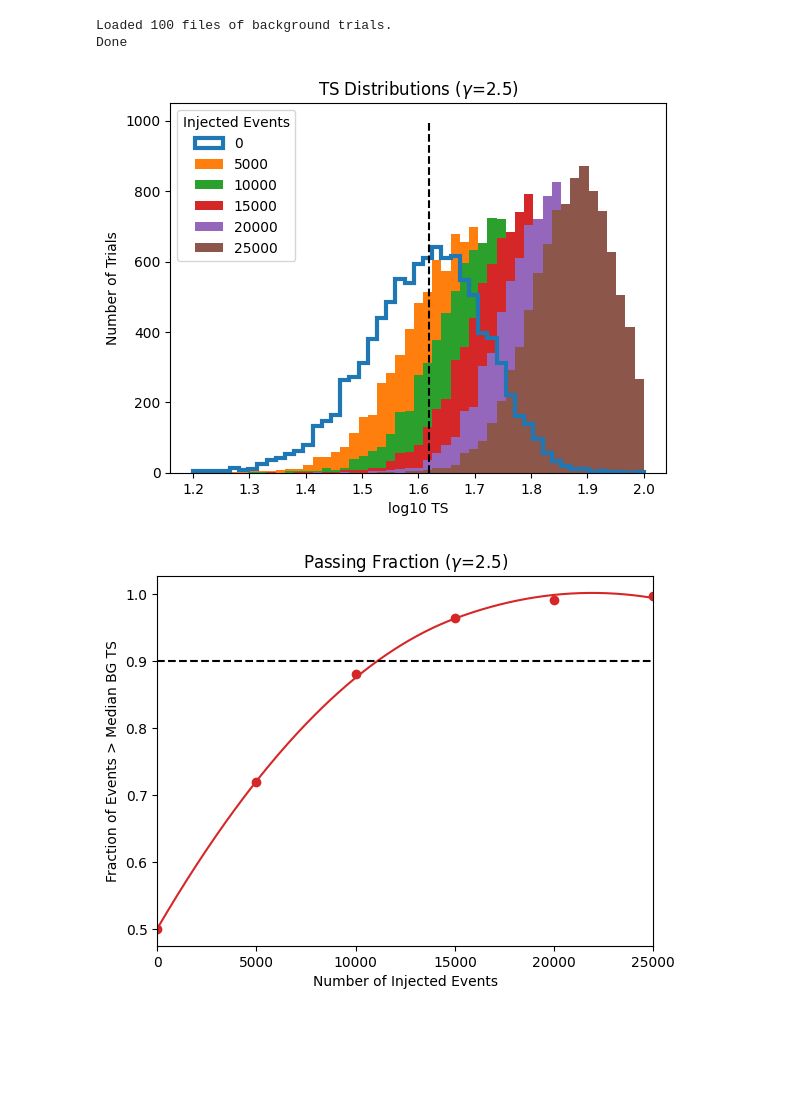
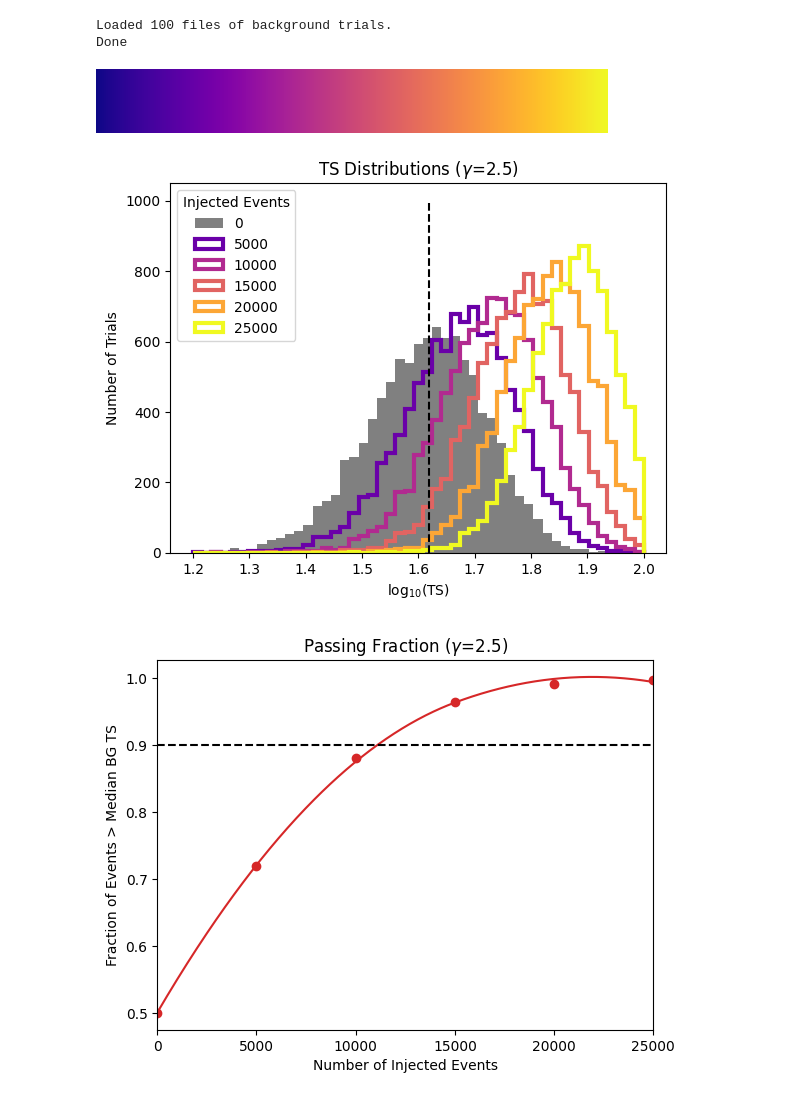
Before and after one commit to MACampana/BinnedTracks, a Jupyter notebook: NEW_BinnedAnalysis.ipynb, the cells around one changed output. Cells and saved outputs as stored; diff of their text form; code cells hidden in the pictures; blank space fills up the shorter version.

```diff
--- a/NEW_BinnedAnalysis.ipynb
+++ b/NEW_BinnedAnalysis.ipynb
@@ -907,27 +977,34 @@ print('Done')
 # %% [output]
 Loaded 100 files of background trials.
 Done
+# %%
+from matplotlib.cm import get_cmap
+cmap = get_cmap('plasma')
+# %%
+cmap
+# %% [output]
+[figure, added]
 # %%
 plt.figure(facecolor='w')
 bins = np.linspace(1.2,2,50)
 
 for where_acc in ['allsky']: #['bothAcc', 'tempAcc', 'combAcc', 'allsky']
     for nsig in np.append(np.array([0]), nsigs):
         if nsig == 0:
-            plt.hist(np.log10(dists[where_acc][nsig]), label=nsig, histtype='step', linewidth=3, bins=bins)
+            plt.hist(np.log10(dists[where_acc][nsig]), label=nsig, bins=bins, color='grey')
         else:
-            plt.hist(np.log10(dists[where_acc][nsig]), label=nsig, bins=bins)
+            plt.hist(np.log10(dists[where_acc][nsig]), label=nsig, histtype='step', linewidth=3, bins=bins, color=cmap(nsig/25000))
 
     plt.vlines(np.log10(np.median(dists[where_acc][0])), 0, 1000, linestyle='--', color='k')
 
 #plt.xlim(0, 600)
 plt.title(fr'TS Distributions ($\gamma$={gamma})')
-plt.xlabel('log10 TS')
+plt.xlabel(r'$\log_{10}$(TS)')
 plt.ylabel('Number of Trials')
-plt.legend(title=r'Injected Events')
+plt.legend(title=r'Injected Events', loc='upper left')
 plt.show()
 # %% [output]
-[figure, old version]
+[figure, new version]
 # %%
 from scipy.interpolate import interp1d, splrep, splev
 # %%
```
Also changed, not shown: parts of 12 cells of this notebook, 1 other file.
